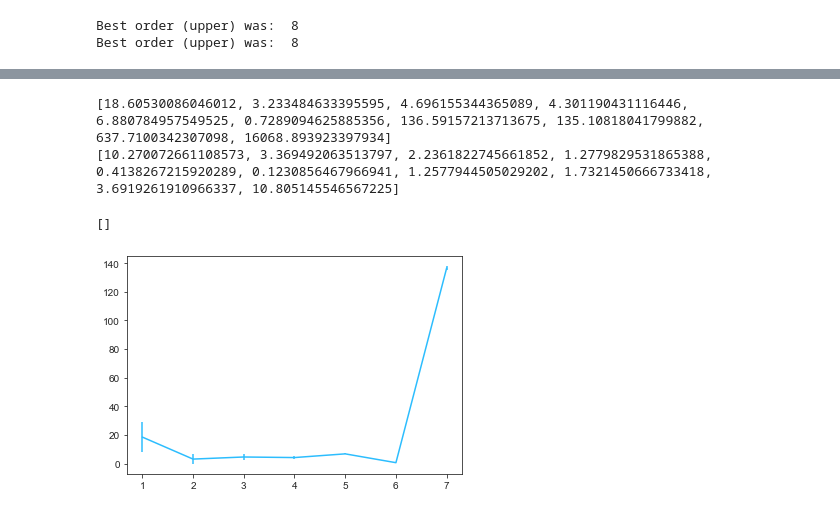
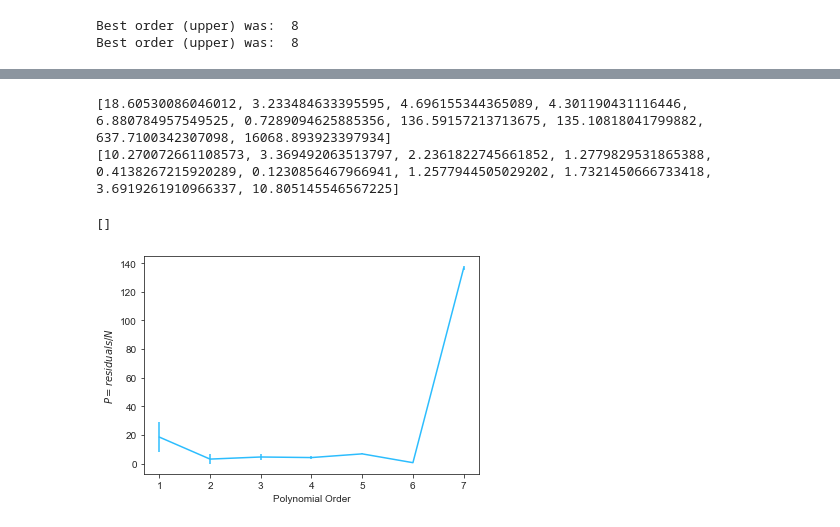
Before and after one commit to natalieallen/LBT-Data-Analysis, a Jupyter notebook: LBT_Data_Calibration.ipynb, the cells around one changed output, grey strips where cells are left out. Drawn from its saved outputs; the diff is of its cells as text; code cells hidden in the pictures.

```diff
--- a/LBT_Data_Calibration.ipynb
+++ b/LBT_Data_Calibration.ipynb
@@ -591,8 +593,7 @@ plt.show()
 # mods2r peak positions [490:690], [860:1060]
 # %%
 # function to take cuts of the spectra to feed to the trace function, depending on which instrument the data is from
-def trace_spectrum_cuts(file, xi = 900, xf = 4120):
-    data, header = fits.getdata(file, header=True)
+def trace_spectrum_cuts(data,header, xi = 900, xf = 4120):
 
     if header["INSTRUME"] == "MODS1B":
         lower_peak = data[510:710,:]
@@ -775,12 +763,14 @@ pbar,stdev = cross_validation(lsplity, lsplitx)
 # %%
 # finding minimum order cross validation
 print(pbar)
 print(stdev)
 #plt.plot(np.arange(1,len(residuals)+1),pbar)
 plt.errorbar(x=np.arange(1,8),y=pbar[:7], yerr=stdev[:7])
+plt.xlabel("Polynomial Order")
+plt.ylabel("$P = residuals/N$")
 plt.plot()
 # %% [output]
 [18.60530086046012, 3.233484633395595, 4.696155344365089, 4.301190431116446, 6.880784957549525, 0.7289094625885356, 136.59157213713675, 135.10818041799882, 637.7100342307098, 16068.893923397934]
 [10.270072661108573, 3.369492063513797, 2.2361822745661852, 1.2779829531865388, 0.4138267215920289, 0.1230856467966941, 1.2577944505029202, 1.7321450666733418, 3.6919261910966337, 10.805145546567225]
 []
-[figure, old version]
+[figure, new version]
```
Also changed, not shown: parts of 26 cells of this notebook.
